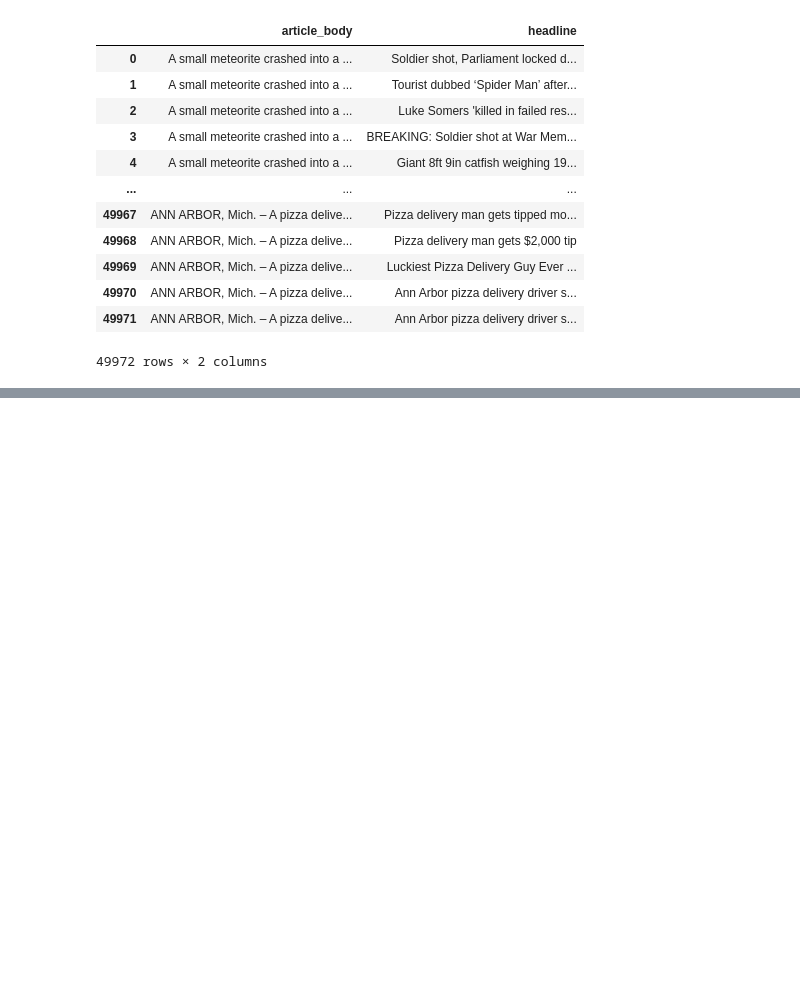
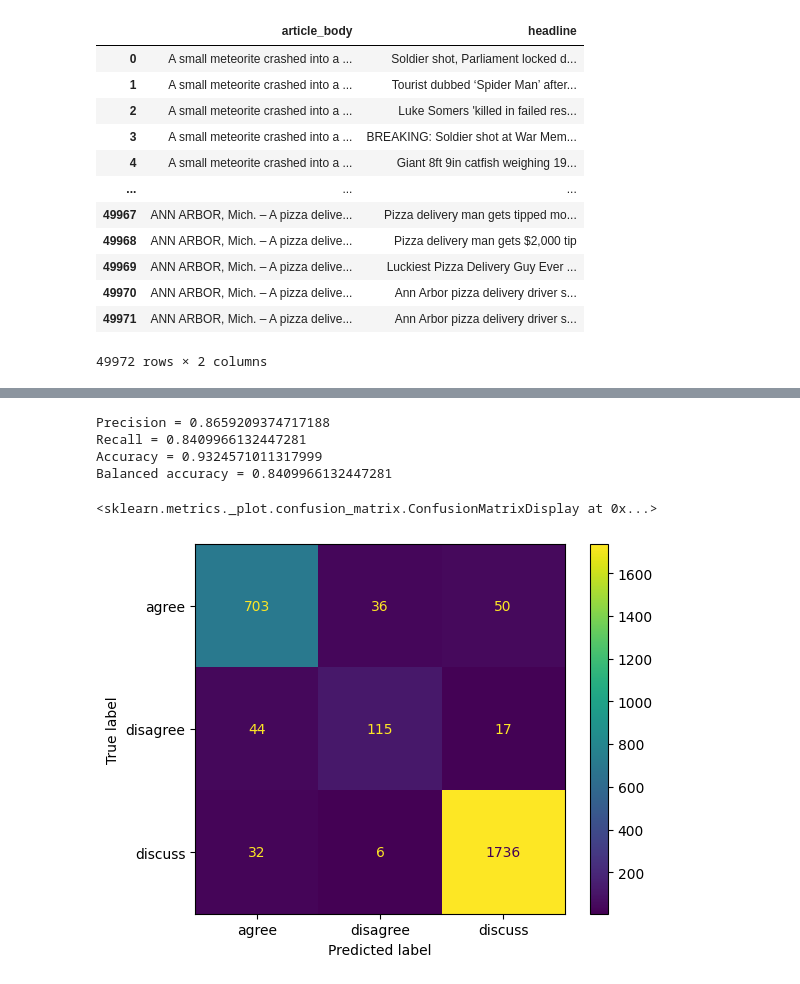
Before and after one commit to Tub1s/fake_news-classifier, a Jupyter notebook: notebooks/headline-body_relation_analysis.ipynb, the cells around one changed output, grey strips where cells are left out. Drawn from its saved outputs; the diff is of its cells as text; code cells hidden in the pictures; blank space fills up the shorter version.

```diff
--- a/notebooks/headline-body_relation_analysis.ipynb
+++ b/notebooks/headline-body_relation_analysis.ipynb
@@ -384,0 +409,13 @@ array([0, 0, 0, 1, 0, 1, 0, 0, 0, 1, 0, 0, 0, 0, 0, 1, 1, 0, 1, 0, 0, 0,
+# %%
+model_cls = xgb.train(param_cls, D_train_cls, steps)
+# %%
+preds_cls = model_cls.predict(D_test_cls)
+print("Precision = {}".format(precision_score(y_test_cls, preds_cls, average='macro')))
+print("Recall = {}".format(recall_score(y_test_cls, preds_cls, average='macro')))
+print("Accuracy = {}".format(accuracy_score(y_test_cls, preds_cls)))
+print("Balanced accuracy = {}".format(balanced_accuracy_score(y_test_cls, preds_cls)))
+# %% [output]
+Precision = 0.8659209374717188
+Recall = 0.8409966132447281
+Accuracy = 0.9324571011317999
+Balanced accuracy = 0.8409966132447281
@@ -384,0 +424,9 @@ array([0, 0, 0, 1, 0, 1, 0, 0, 0, 1, 0, 0, 0, 0, 0, 1, 1, 0, 1, 0, 0, 0,
+# %%
+cm = confusion_matrix(y_test_cls, preds_cls)
+# %%
+disp = ConfusionMatrixDisplay(cm, display_labels=cls_labels)
+# %%
+disp.plot()
+# %% [output]
+<sklearn.metrics._plot.confusion_matrix.ConfusionMatrixDisplay at 0x...>
+[figure, added]
```
Also changed, not shown: parts of 27 cells of this notebook.
